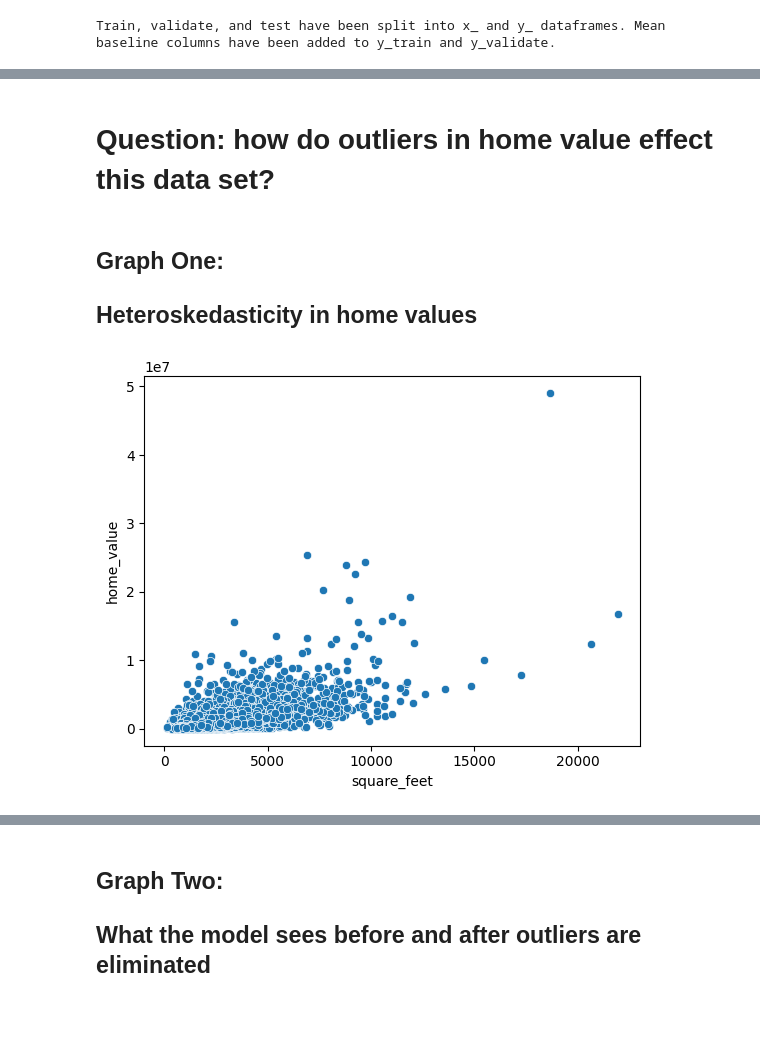
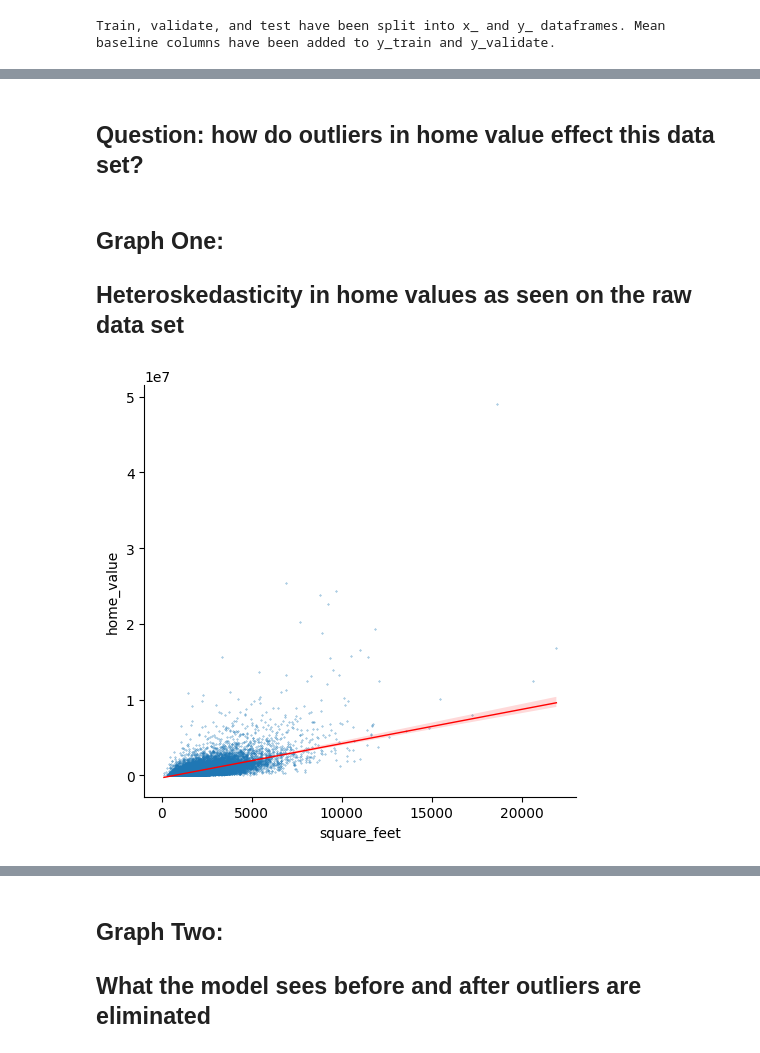
Before and after one commit to scottmattes1/regression-exercises, a Jupyter notebook: final_report.ipynb, the cells around one changed output, grey strips where cells are left out. Saved outputs shown, nothing was run; the diff lists cells and outputs as text; code cells hidden in the pictures; blank space fills up the shorter version.

```diff
--- a/final_report.ipynb
+++ b/final_report.ipynb
@@ -51,0 +52,4 @@ zillow_raw.drop_duplicates(inplace=True)
+# %%
+# Wrangles the raw zillow data and loads it to a dataframe for visualizations
+
+zillow_raw = wrangle_zillow_raw()
@@ -81,9 +86,9 @@ Train, validate, and test have been split into x_ and y_ dataframes. Mean baseli
 # %% [markdown]
-# Question: how do outliers in home value effect this data set?
+## Question: how do outliers in home value effect this data set?
 # %% [markdown]
 ## Graph One:
-## Heteroskedasticity in home values
+## Heteroskedasticity in home values as seen on the raw data set
 # %%
-sns.scatterplot(data=zillow_raw, x='square_feet', y='home_value');
+sns.lmplot(data=zillow_raw, x='square_feet', y='home_value', scatter_kws={'s': .1}, line_kws={'color':'red', 'linewidth':1});
 # %% [output]
-[figure, old version]
+[figure, new version]
```
Also changed, not shown: parts of 36 cells of this notebook, 4 other files.
